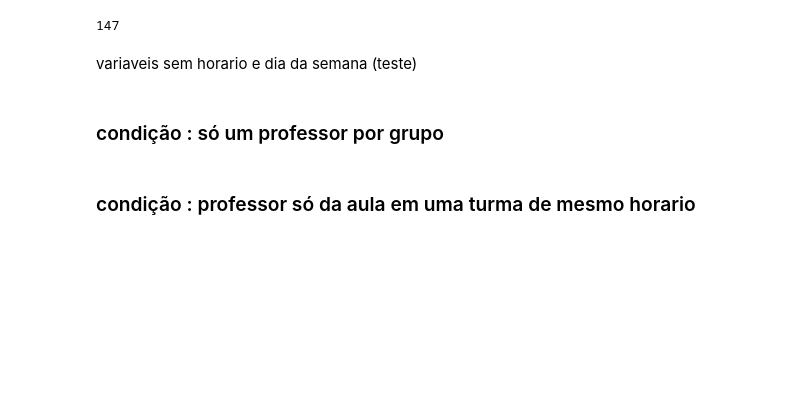
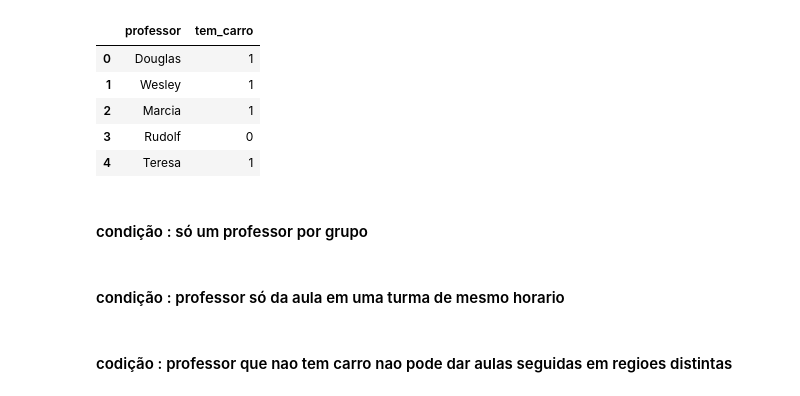
Before and after one commit to AllanTailon/TeacherScheduler, a Jupyter notebook: alocacao/notebook_test.ipynb, the cells around one changed output. Cells and saved outputs as stored; diff of their text form; code cells hidden in the pictures; blank space fills up the shorter version.

```diff
--- a/alocacao/notebook_test.ipynb
+++ b/alocacao/notebook_test.ipynb
@@ -102,17 +102,22 @@ df_tratado = df_tratado.explode('Dias da Semana').reset_index(drop=True)
 df_tratado = df_tratado[df_tratado['Dias da Semana']!=''].copy()
 # %%
 nomes_distintos = set()  # Usar um conjunto para garantir a distinção
-
-while len(nomes_distintos) < 147:
+tem_carro = np.random.choice([0, 1], size=50, p=[0.3, 0.7])
+while len(nomes_distintos) < 50:
     primeiro_nome = names.get_first_name()
     nomes_distintos.add(primeiro_nome)
 
 professors = list(nomes_distintos)
-len(professors)
+has_car = list(tem_carro)
+info_professors = pd.DataFrame({'professor': professors, 'tem_carro': has_car})
+info_professors.head()
 # %% [output]
-147
+|  | professor | tem_carro |
+| 0 | Douglas | 1 |
+| 1 | Wesley | 1 |
+| 2 | Marcia | 1 |
+| 3 | Rudolf | 0 |
+| 4 | Teresa | 1 |
-# %% [markdown]
-variaveis sem horario e dia da semana (teste)
 # %%
 # Dicionário de alocações
 alocacoes = {}
@@ -124,11 +129,11 @@ for i in professors:
     for g in df_tratado['Grupo'].unique():
         alocacoes[(i,g)] = model.NewBoolVar(f"{i}_converinglesson_{g}")
 # %% [markdown]
-### condição : só um professor por grupo
+#### condição : só um professor por grupo
 # %%
 for g in df_tratado['Grupo'].unique():
     model.Add(sum(alocacoes[(i,g)] for i in professors) == 1)
 # %% [markdown]
-### condição : professor só da aula em uma turma de mesmo horario
+#### condição : professor só da aula em uma turma de mesmo horario
 # %%
 horarios = df_tratado['Horário'].unique()
@@ -138,0 +146,2 @@ for h in horarios:
+# %% [markdown]
+#### codição : professor que nao tem carro nao pode dar aulas seguidas em regioes distintas
```
Also changed, not shown: parts of 6 cells of this notebook.
